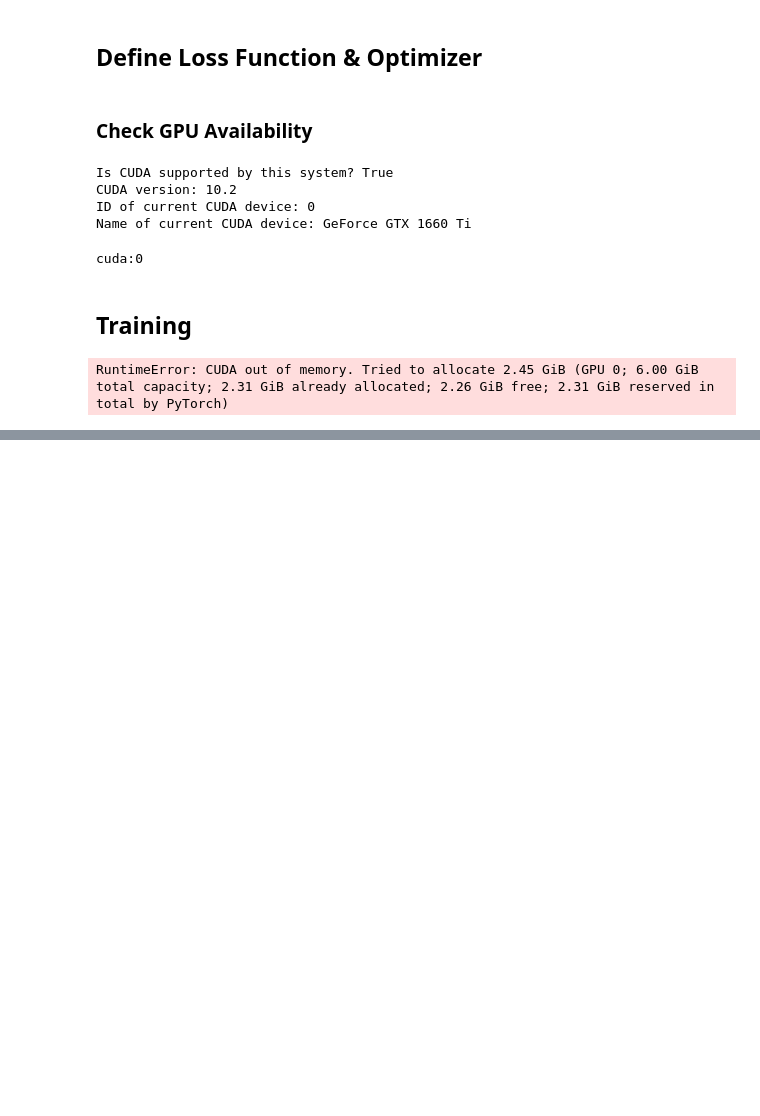
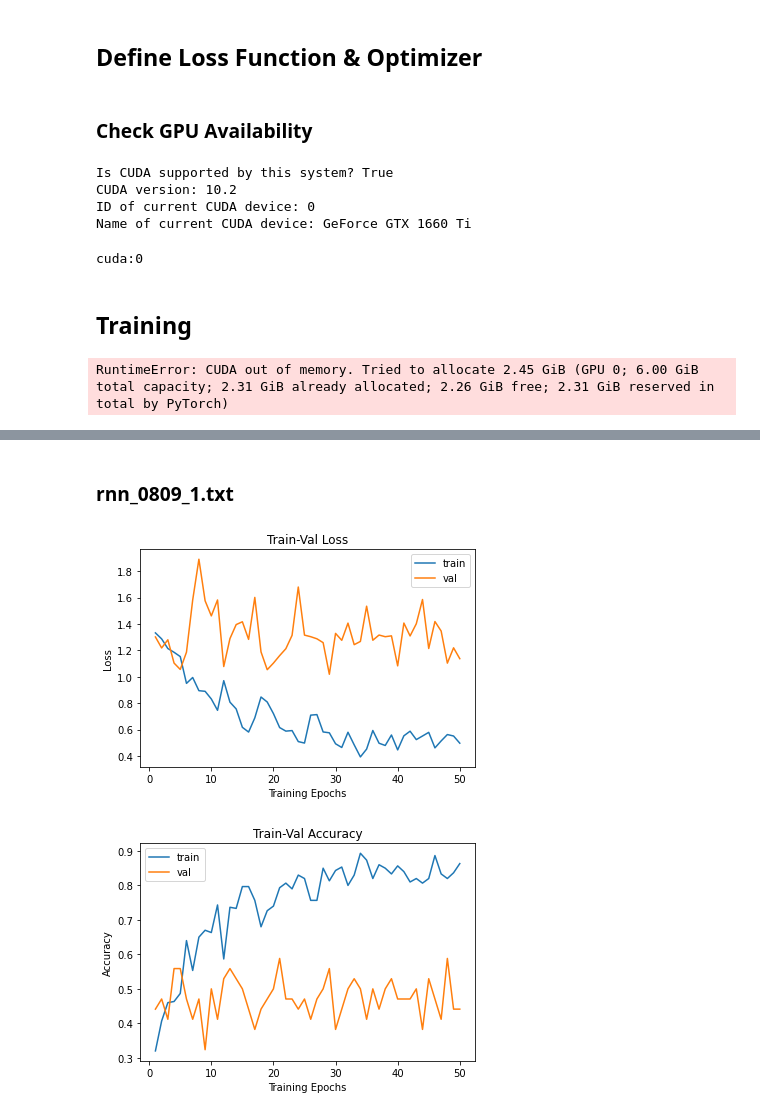
Before and after one commit to ponponde/diving, a Jupyter notebook: SimpleClassifier.ipynb, the cells around one changed output, grey strips where cells are left out. Saved outputs shown, nothing was run; the diff lists cells and outputs as text; code cells hidden in the pictures; blank space fills up the shorter version.

```diff
--- a/SimpleClassifier.ipynb
+++ b/SimpleClassifier.ipynb
@@ -301,0 +442,57 @@ torch.cuda.empty_cache()
+# %% [markdown]
+### rnn_0809_1.txt
+# %%
+Loss_Histogram =  {
+    'train': [
+        1.3321648208300272, 1.2868022076288859, 1.213755828142166, 1.1853086566925048, 1.1527899154027303,
+        0.9498439832528432, 0.9944529455900192, 0.8945920997858048, 0.8898206971089045, 0.8317751367886861,
+        0.745932098031044, 0.9704820873339971, 0.8077129246791204, 0.7565676273902258, 0.6172278579076131,
+        0.5813339279095332, 0.6887574017047882, 0.8466719977060954, 0.8087467126051585, 0.7211554173628489,
+        0.615313752690951, 0.588383091489474, 0.5925574791431427, 0.509149843454361, 0.4980303212006887,
+        0.7094593099753062, 0.713568163116773, 0.5821542070309321, 0.5756931910912196, 0.4926404831806819,
+        0.4645927047729492, 0.5798231422901153, 0.4845072066783905, 0.3931293467680613, 0.4523421879609426,
+        0.5932147816816966, 0.4967959002653758, 0.47980467200279237, 0.5589738384882609, 0.4462188212076823,
+        0.5529775591691335, 0.5878635450204214, 0.524273593823115, 0.5513984350363413, 0.5790892501672109,
+        0.46156629343827565, 0.5141615231831869, 0.5624564814567566, 0.551433801651001, 0.49709599137306215],
+    'val': [
+        1.3014188864651848, 1.2180777192115784, 1.279851289356456, 1.1036520775626688, 1.0552997589111328,
+        1.1861530332004322, 1.5808458398370182, 1.8897678220973295, 1.5750925365616293, 1.4608823937528275,
+        1.5815229415893555, 1.0774952629033256, 1.289006373461555, 1.395035866428824, 1.4163897037506104,
+        1.2831363870817072, 1.6008157344425427, 1.1882383753271664, 1.0534669581581564, 1.1034494112519657,
+        1.1601509802481706, 1.2124948150971357, 1.313732872991001, 1.6794110711883097, 1.315345857073279,
+        1.303362506277421, 1.2874277795062345, 1.2583369191955118, 1.01889929876608, 1.328380097361172,
+        1.2759408249574549, 1.4062242437811459, 1.2430126526776482, 1.2673981645528007, 1.5343137839261223,
+        1.2764237452955807, 1.3159558632794548, 1.3032306432724, 1.3097994888530058, 1.0824127547881182,
+        1.4067143201828003, 1.3090299262719995, 1.401308783713509, 1.5848565347054426, 1.2140519724172705,
+        1.4181895606658037, 1.3462835234754227, 1.1031399649732254, 1.2190744911923128, 1.13689203823314
+    ]
+}
+Metric_Histogram =  {
+    'train': [
+        0.32, 0.4066666666666667, 0.46, 0.4633333333333333, 0.4866666666666667,
+        0.64, 0.5533333333333333, 0.65, 0.67, 0.6633333333333333,
+        0.7433333333333333, 0.5866666666666667, 0.7366666666666667, 0.7333333333333333, 0.7966666666666666,
+        0.7966666666666666, 0.7566666666666667, 0.68, 0.7266666666666667, 0.74,
+        0.7933333333333333, 0.8066666666666666, 0.79, 0.83, 0.82,
+        0.7566666666666667, 0.7566666666666667, 0.85, 0.8133333333333334, 0.8433333333333334,
+        0.8533333333333334, 0.8, 0.83, 0.8933333333333333, 0.8733333333333333,
+        0.82, 0.86, 0.85, 0.8333333333333334, 0.8566666666666667,
+        0.84, 0.81, 0.82, 0.8066666666666666, 0.82,
+        0.8866666666666667, 0.8333333333333334, 0.82, 0.8366666666666667, 0.8633333333333333],
+    'val': [
+        0.4411764705882353, 0.47058823529411764, 0.4117647058823529, 0.5588235294117647, 0.5588235294117647,
+        0.47058823529411764, 0.4117647058823529, 0.47058823529411764, 0.3235294117647059, 0.5,
+        0.4117647058823529, 0.5294117647058824, 0.5588235294117647, 0.5294117647058824, 0.5,
+        0.4411764705882353, 0.38235294117647056, 0.4411764705882353, 0.47058823529411764, 0.5,
+        0.5882352941176471, 0.47058823529411764, 0.47058823529411764, 0.4411764705882353, 0.47058823529411764,
+        0.4117647058823529, 0.47058823529411764, 0.5, 0.5588235294117647, 0.38235294117647056,
+        0.4411764705882353, 0.5, 0.5294117647058824, 0.5, 0.4117647058823529,
+        0.5, 0.4411764705882353, 0.5, 0.5294117647058824, 0.47058823529411764,
+        0.47058823529411764, 0.47058823529411764, 0.5, 0.38235294117647056, 0.5294117647058824,
+        0.47058823529411764, 0.4117647058823529, 0.5882352941176471, 0.4411764705882353, 0.4411764705882353
+    ]
+}
+plot_loss(Loss_Histogram, Metric_Histogram)
+# %% [output]
+[figure, added]
+[figure, added]
```
Also changed, not shown: parts of 7 cells of this notebook, 3 other files.
